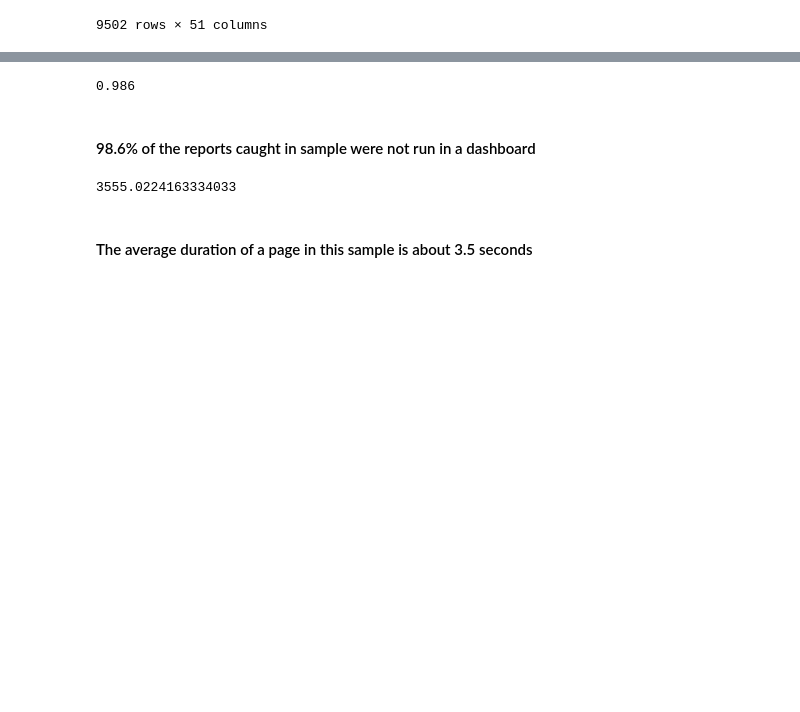
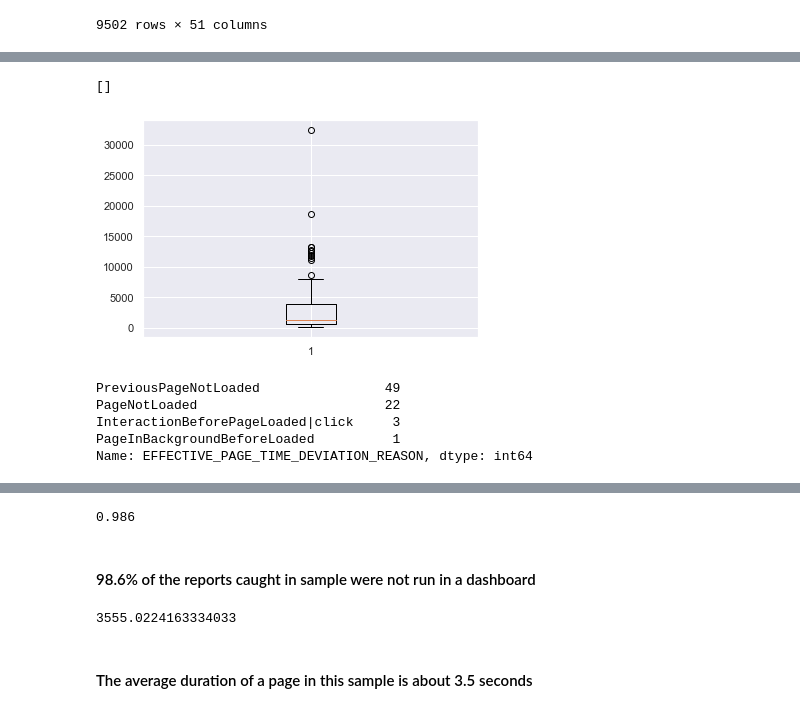
Before and after one commit to dell-splab/lightning-analysis, a Jupyter notebook: non-performing-dashboards/1. Active Dashboards.ipynb, the cells around one changed output, grey strips where cells are left out. Saved outputs shown, nothing was run; the diff lists cells and outputs as text; code cells hidden in the pictures; blank space fills up the shorter version.

```diff
--- a/non-performing-dashboards/1. Active Dashboards.ipynb
+++ b/non-performing-dashboards/1. Active Dashboards.ipynb
@@ -103,0 +132,16 @@ LPV_NOT_DASHBOARD
+# %%
+LightningPageView_DASHBOARD_PROBLEMATICS = LightningPageView_DASHBOARD[LightningPageView_DASHBOARD.EFFECTIVE_PAGE_TIME_DEVIATION == True]
+# %%
+plt.boxplot(LightningPageView_DASHBOARD_PROBLEMATICS.DURATION)
+plt.plot()
+# %% [output]
+[]
+[figure, added]
+# %%
+LightningPageView_DASHBOARD_PROBLEMATICS['EFFECTIVE_PAGE_TIME_DEVIATION_REASON'].value_counts()
+# %% [output]
+PreviousPageNotLoaded                49
+PageNotLoaded                        22
+InteractionBeforePageLoaded|click     3
+PageInBackgroundBeforeLoaded          1
+Name: EFFECTIVE_PAGE_TIME_DEVIATION_REASON, dtype: int64
```
Also changed, not shown: parts of 42 cells of this notebook.
